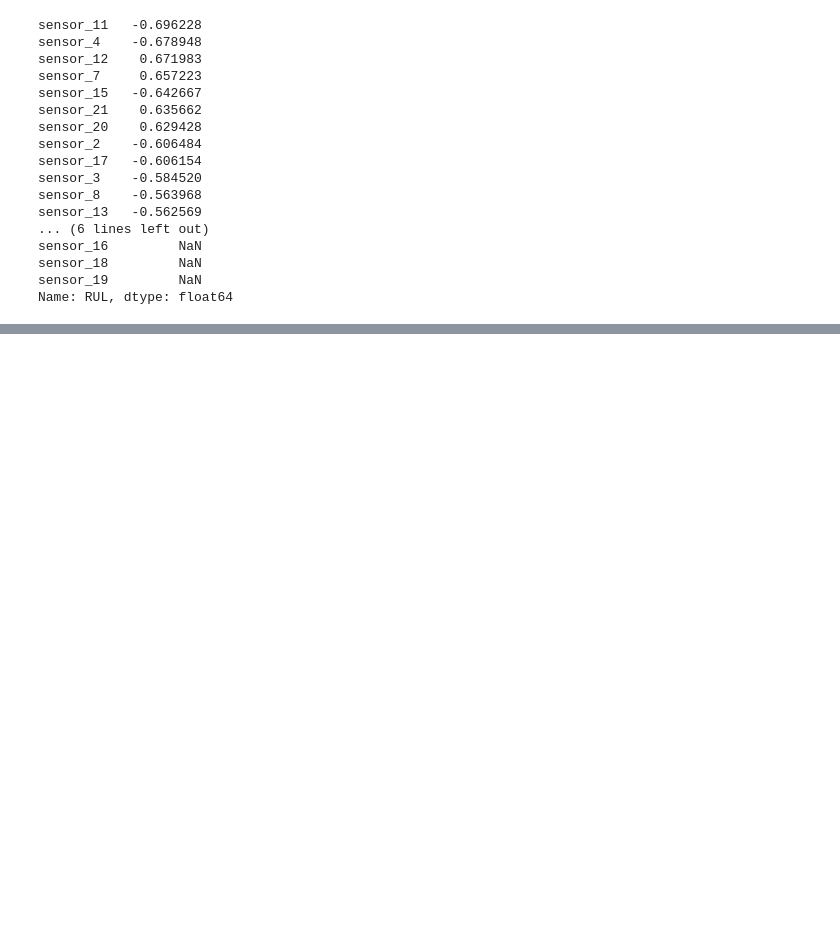
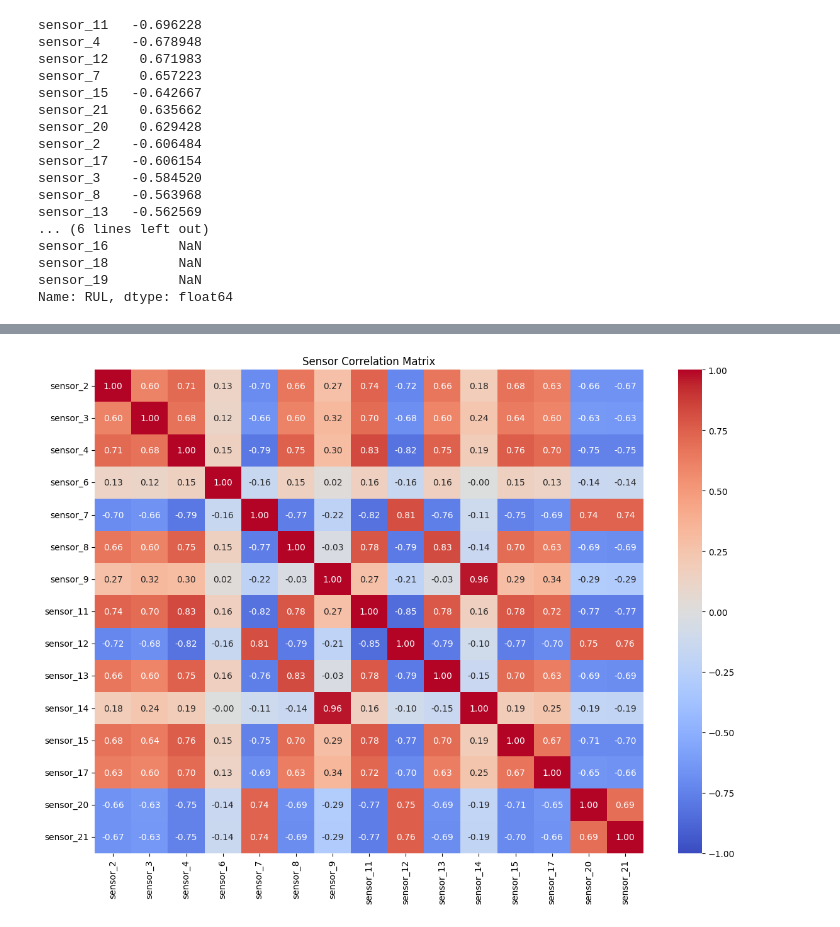
Before and after one commit to mmm1602/jet-engine-rul, a Jupyter notebook: notebooks/analysis.ipynb, the cells around one changed output, grey strips where cells are left out. Drawn from its saved outputs; the diff is of its cells as text; code cells hidden in the pictures; blank space fills up the shorter version.

```diff
--- a/notebooks/analysis.ipynb
+++ b/notebooks/analysis.ipynb
@@ -48,3 +48,13 @@ Number of engines: 100
 | 8 | 1 | 9 | 0.0008 | 0.0001 | 100.0 | 518.67 | 642.12 | 1590.98 | 1394.80 | 14.62 | ... |
 | 9 | 1 | 10 | -0.0033 | 0.0001 | 100.0 | 518.67 | 641.71 | 1591.24 | 1400.46 | 14.62 | ... |
 10 rows × 26 columns
+# %%
+# Find the final operating cycle of each engine
+train["max_cycle"] = (
+    train.groupby("engine_id")["cycle"].transform("max")
+)
+
+# Calculate Remaining Useful Life
+train["RUL"] = train["max_cycle"] - train["cycle"]
+
+display(train[["engine_id", "cycle", "RUL"]].head())
@@ -204,0 +224,11 @@ Name: RUL, dtype: float64
+# %%
+# Remove constant sensors from the predictor list
+excluded_sensors = [1, 5, 10, 16, 18, 19]
+
+selected_sensors = [
+    f"sensor_{i}" for i in range(1, 22)
+    if i not in excluded_sensors
+]
+
+print("Remaining sensors:", selected_sensors)
+print("Number of sensors:", len(selected_sensors))
@@ -204,0 +245,23 @@ Name: RUL, dtype: float64
+# %%
+
+# Calculate correlations between the remaining sensors
+correlation_matrix = train[selected_sensors].corr()
+
+# Visualize correlations
+plt.figure(figsize=(12, 9))
+
+sns.heatmap(
+    correlation_matrix,
+    annot=True,
+    cmap="coolwarm",
+    vmin=-1,
+    vmax=1,
+    center=0,
+    fmt=".2f"
+)
+
+plt.title("Sensor Correlation Matrix")
+plt.tight_layout()
+plt.show()
+# %% [output]
+[figure, added]
```
Also changed, not shown: parts of 32 cells of this notebook.
